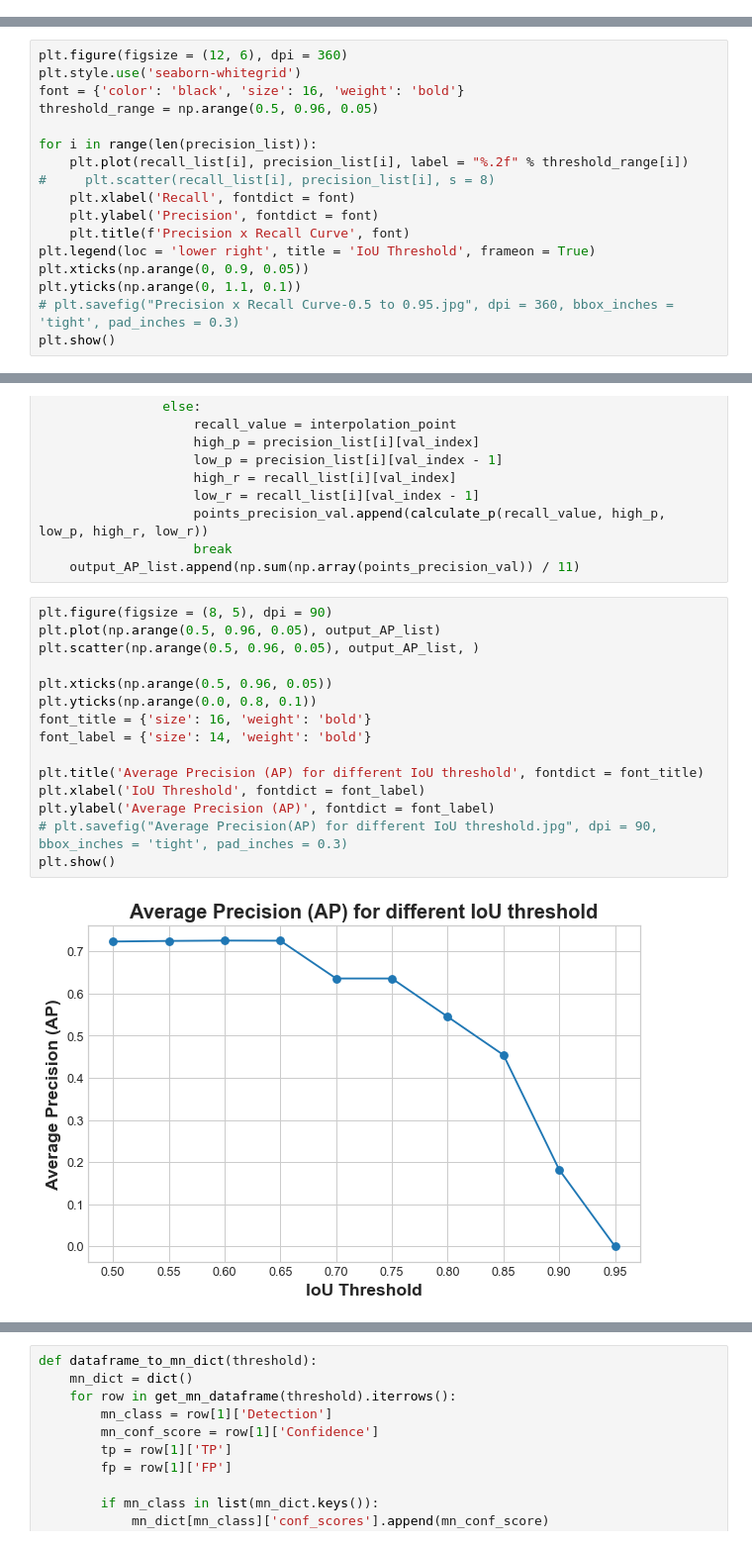
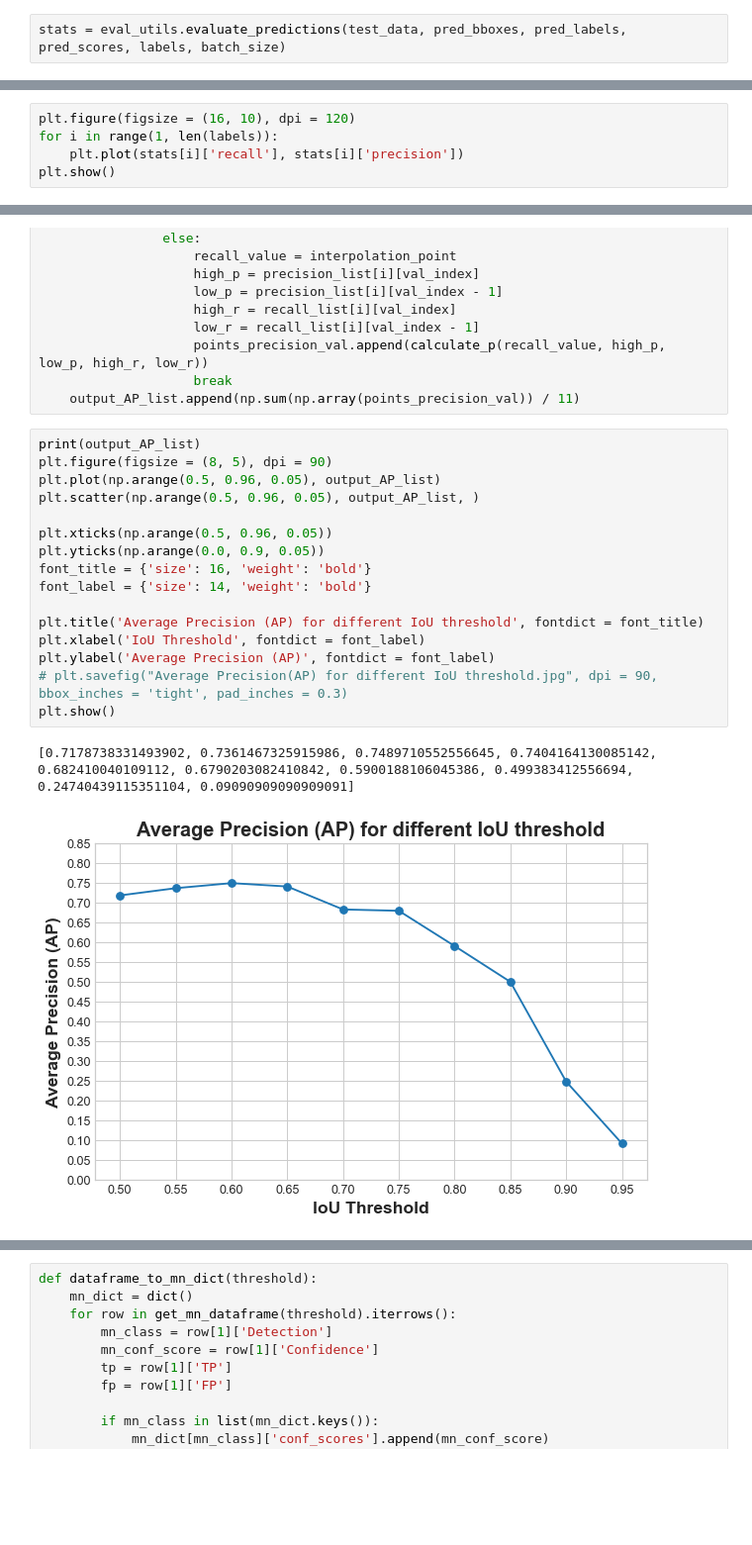
Before and after one commit to prajeshshrestha/Minor-Project-Monument-Detection, a Jupyter notebook: PR-Curve and mAP Scores.ipynb, the cells around one changed output, grey strips where cells are left out. Shown at 99% size. Cells and saved outputs as stored; diff of their text form; blank space fills up the shorter version.

```diff
--- a/PR-Curve and mAP Scores.ipynb
+++ b/PR-Curve and mAP Scores.ipynb
@@ -82,0 +85,2 @@ pred_bboxes, pred_labels, pred_scores = ssd_decoder_model.predict(test_data, ste
+# %%
+stats = eval_utils.evaluate_predictions(test_data, pred_bboxes, pred_labels, pred_scores, labels, batch_size)
@@ -82,0 +89,5 @@ pred_bboxes, pred_labels, pred_scores = ssd_decoder_model.predict(test_data, ste
+# %%
+plt.figure(figsize = (16, 10), dpi = 120)
+for i in range(1, len(labels)):
+    plt.plot(stats[i]['recall'], stats[i]['precision'])
+plt.show()
@@ -208,17 +242,0 @@ plt.show()
-# %%
-plt.figure(figsize = (12, 6), dpi = 360)
-plt.style.use('seaborn-whitegrid')
-font = {'color': 'black', 'size': 16, 'weight': 'bold'}
-threshold_range = np.arange(0.5, 0.96, 0.05)
-
-for i in range(len(precision_list)):
-    plt.plot(recall_list[i], precision_list[i], label = "%.2f" % threshold_range[i])
-#     plt.scatter(recall_list[i], precision_list[i], s = 8)
-    plt.xlabel('Recall', fontdict = font)
-    plt.ylabel('Precision', fontdict = font)
-    plt.title(f'Precision x Recall Curve', font)
-plt.legend(loc = 'lower right', title = 'IoU Threshold', frameon = True)
-plt.xticks(np.arange(0, 0.9, 0.05))
-plt.yticks(np.arange(0, 1.1, 0.1))
-# plt.savefig("Precision x Recall Curve-0.5 to 0.95.jpg", dpi = 360, bbox_inches = 'tight', pad_inches = 0.3)
-plt.show()
@@ -256,22 +272,24 @@ for i in range(len(precision_list)):
                     break
     output_AP_list.append(np.sum(np.array(points_precision_val)) / 11)
 # %%
+print(output_AP_list)
 plt.figure(figsize = (8, 5), dpi = 90)
 plt.plot(np.arange(0.5, 0.96, 0.05), output_AP_list)
 plt.scatter(np.arange(0.5, 0.96, 0.05), output_AP_list, )
 
 plt.xticks(np.arange(0.5, 0.96, 0.05))
-plt.yticks(np.arange(0.0, 0.8, 0.1))
+plt.yticks(np.arange(0.0, 0.9, 0.05))
 font_title = {'size': 16, 'weight': 'bold'}
 font_label = {'size': 14, 'weight': 'bold'}
 
 plt.title('Average Precision (AP) for different IoU threshold', fontdict = font_title)
 plt.xlabel('IoU Threshold', fontdict = font_label)
 plt.ylabel('Average Precision (AP)', fontdict = font_label)
 # plt.savefig("Average Precision(AP) for different IoU threshold.jpg", dpi = 90, bbox_inches = 'tight', pad_inches = 0.3)
 plt.show()
 # %% [output]
+[0.7178738331493902, 0.7361467325915986, 0.7489710552556645, 0.7404164130085142, 0.682410040109112, 0.6790203082410842, 0.5900188106045386, 0.499383412556694, 0.24740439115351104, 0.09090909090909091]
-[figure, old version]
+[figure, new version]
 # %%
 def get_mn_dataframe(threshold = 0.5):
 
```
Also changed, not shown: parts of 12 cells of this notebook, 4 other files.
